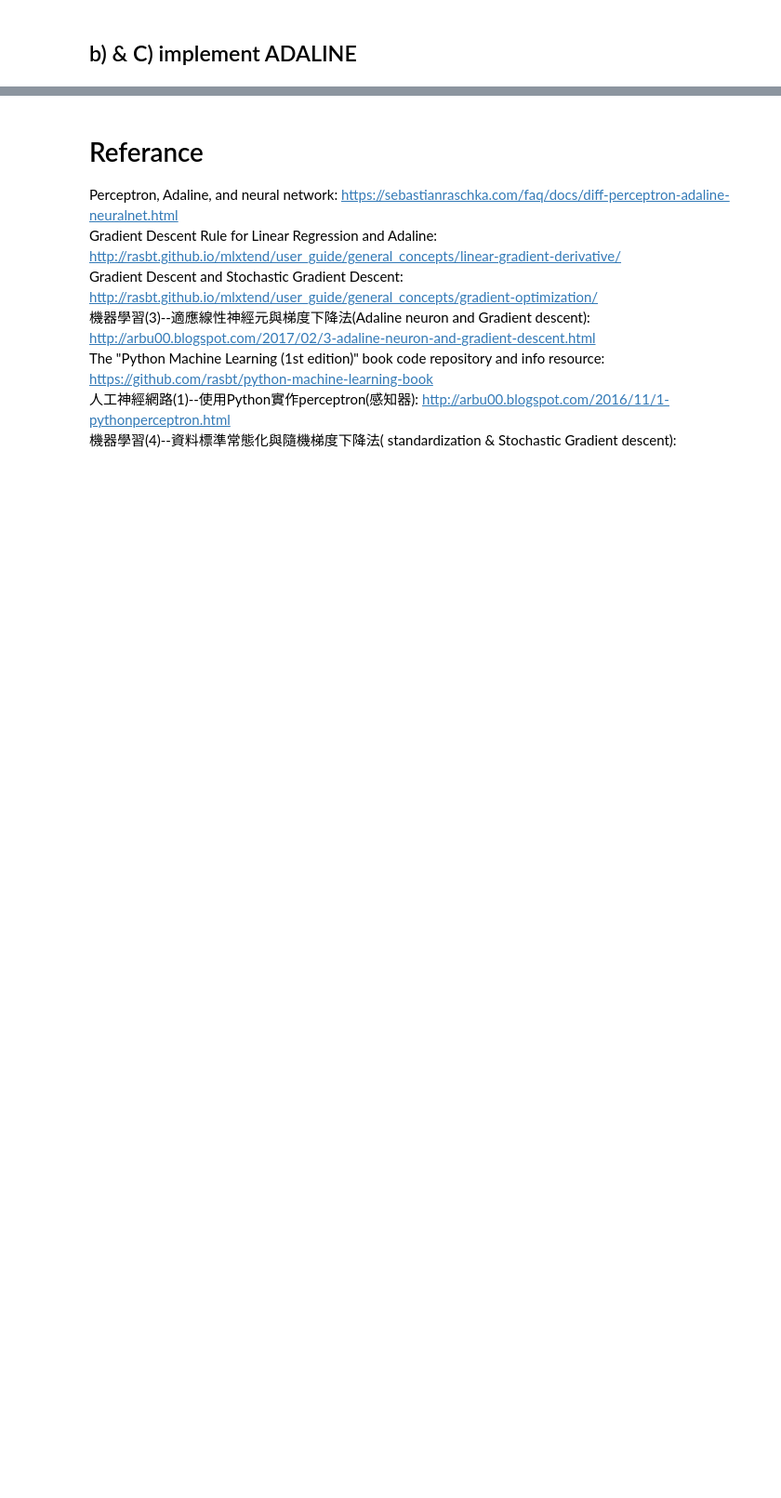
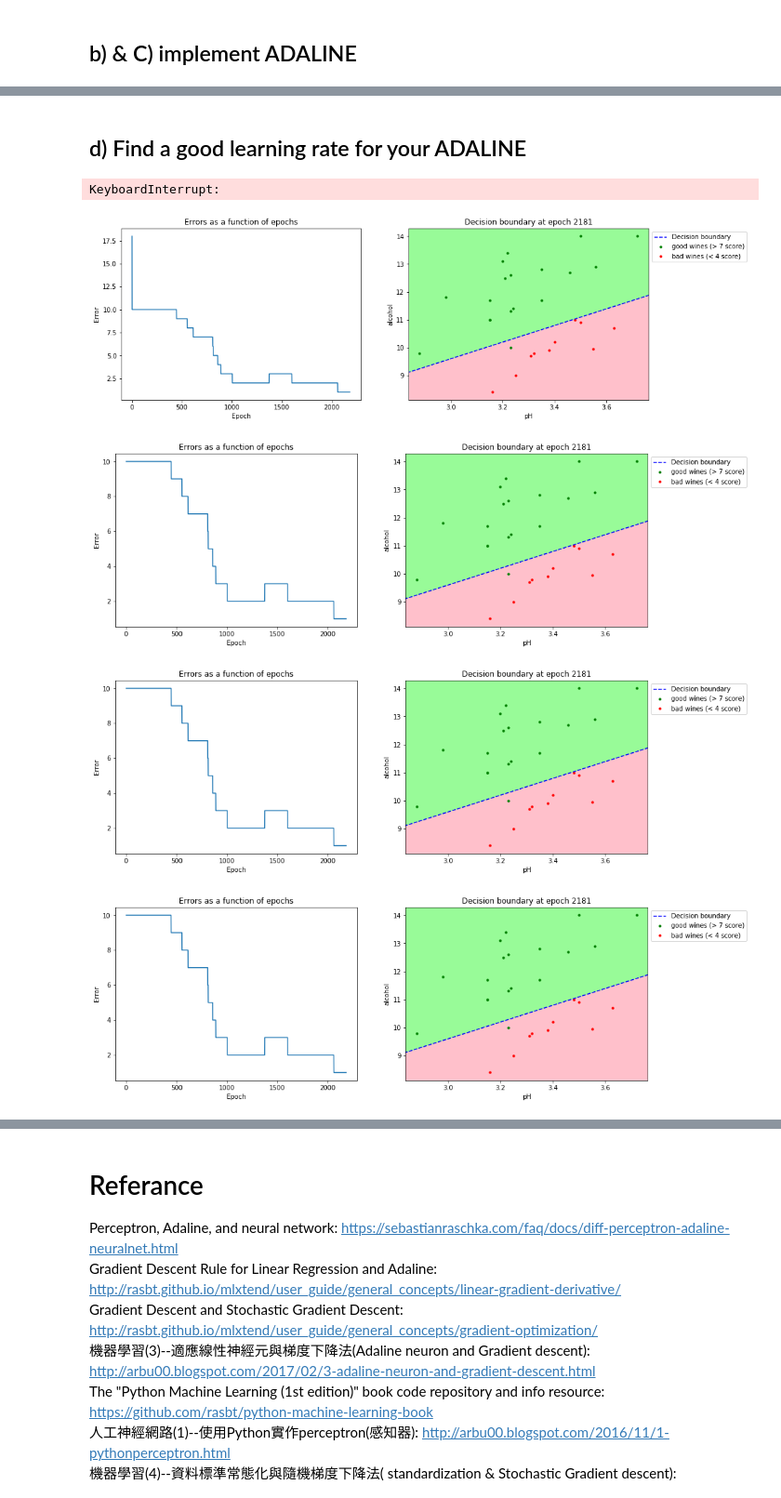
Before and after one commit to juoweichen/SommelierBot, a Jupyter notebook: ft_sommelier-Copy2.ipynb, the cells around one changed output, grey strips where cells are left out. Shown: that part at 93% size. Cells and saved outputs as stored; diff of their text form; code cells hidden in the pictures; blank space fills up the shorter version.

```diff
--- a/ft_sommelier-Copy2.ipynb
+++ b/ft_sommelier-Copy2.ipynb
@@ -158,3 +120,24 @@ class ANN:
+# %%
+class ANN:
+    def ft_dataTDotError(self, data, error):
+        size = data.shape[0]
+        re = [0 for i in range(size)]
+        for i in range(size):
+            re[i] = self.getNetValue(data[i], error)
+        return pd.DataFrame([re]).values[0]
+
+    def getNetValue(self, s1, s2):
+        net = 0;
+        for i in range(len(s1)):
+            net += s1[i] * s2[i]
+        return net
+
+    def ft_transpose(self, m1):
+        df = pd.DataFrame(m1)
+        new = []
+        for col in range(m1.shape[1]):
+            new.append(df.iloc[:, col].values)
+        return pd.DataFrame(new).values
 # %%
 class Perceptron(ANN):
     def __init__(self, lr, epoch):
@@ -402,0 +437,15 @@ plot_performace(performance, data, target, 8, 3, -1, True)
+# %% [markdown]
+## d) Find a good learning rate for your ADALINE
+# %%
+lr = 0.0001
+for i in range(10):
+        lr += 0.0001
+        ada = Adaline(lr, 0)
+        performance = ada1.train(data.values, target.values, verbose=False, online=False)
+        plot_performace(performance, data, target, 7, 4, -1, save_plot=True)
+# %% [output]
+KeyboardInterrupt:
+[figure, added]
+[figure, added]
+[figure, added]
+[figure, added]
```
Also changed, not shown: parts of 19 cells of this notebook, 4 other files.
